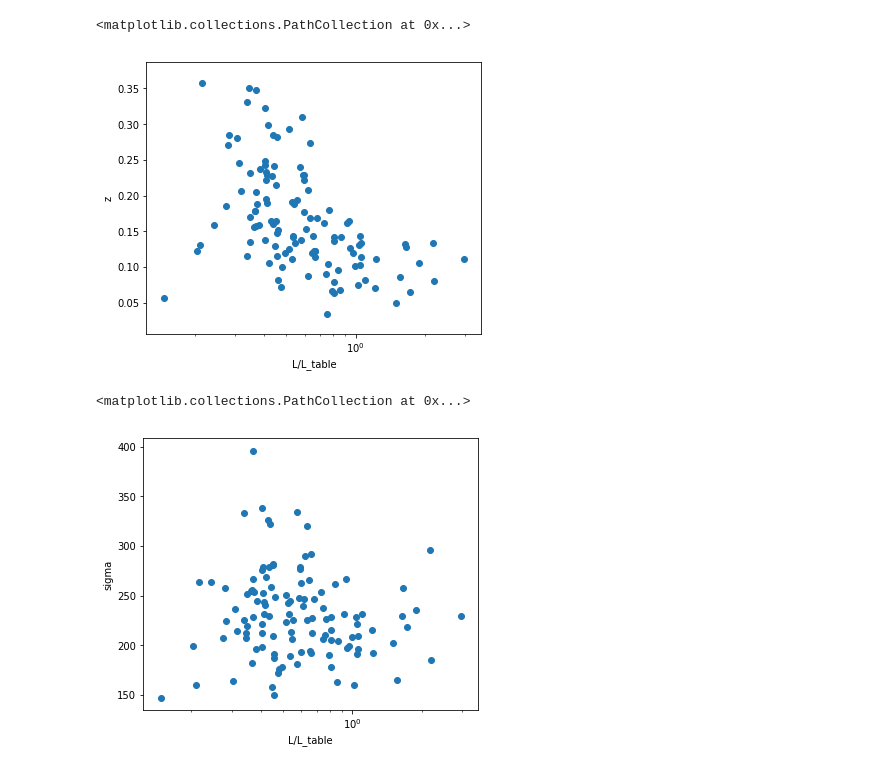
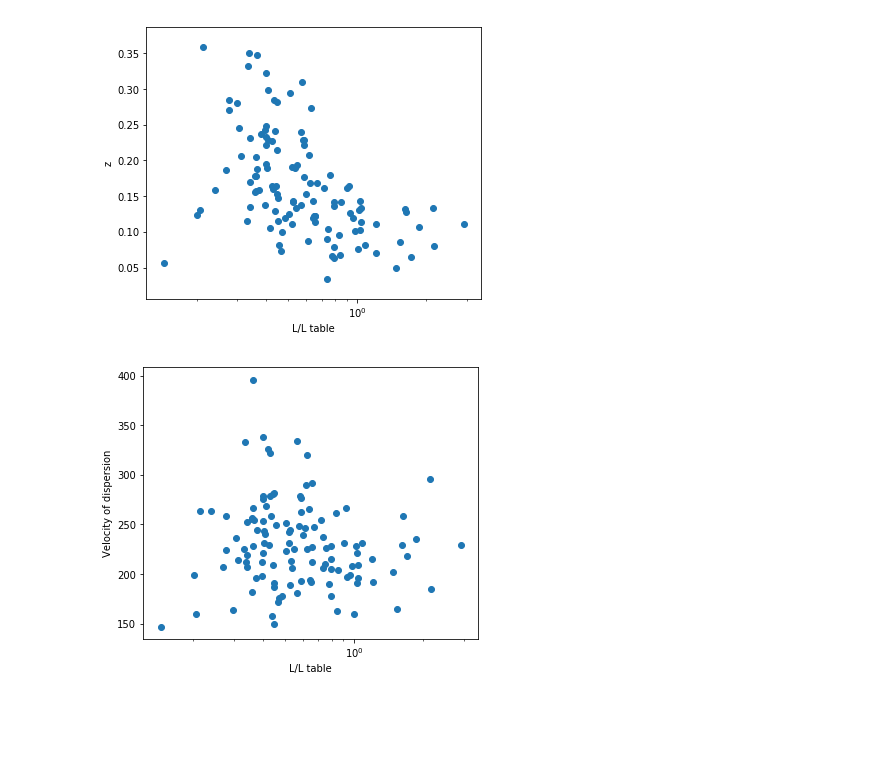
Before and after one commit to JimenaGonzalez/Simulations-Double-Source-Gravitational-Lensing, a Jupyter notebook: Fundamental Plane.ipynb, the cells around one changed output. Cells and saved outputs as stored; diff of their text form; code cells hidden in the pictures; blank space fills up the shorter version.

```diff
--- a/Fundamental Plane.ipynb
+++ b/Fundamental Plane.ipynb
@@ -97,17 +84,11 @@ data
 # %%
-new_data = []
-L_histogram  = []
-re_histogram = []
+new_data, L_histogram, re_histogram = [], [], []
 for index, row in data.iterrows():
-    z = float(row['zFG'])
-    sigma = row['sigma']
-    k = 0 #I have to calculate this k-correction
-    L_table  = row['L(V555)'] #Rest frame luminosity in V555 band
-    re_table = row['Re']
+    z, sigma = float(row['zFG']), row['sigma']
+    k = k_correction('g')(z)
+    L_table, re_table = row['L(V555)'], row['Re'] # Luminosity in V555 band
     if(sigma!='   ' and L_table!='   ' and re_table!='   '):
-        sigma = float(sigma)
-        L_table  = float(L_table)*10**9 # Total luminosity
-        re_table = float(re_table)
+        sigma, L_table, re_table = float(sigma), float(L_table)*10**9, float(re_table)
         L = luminosity_function(sigma)
         M = absolute_magnitude(L)
         m = apparent_magnitude(M, z, k)
@@ -117,5 +98,5 @@ for index, row in data.iterrows():
         re_histogram.append(re/re_table)
 new_data = pd.DataFrame(new_data, columns = ['z', 'Sigma (km/s)',
                         'L table (Lo)', 'L (Lo)', 'm (mag.s)',
-                        're Table (arcs)', 're (arcs)'])
+                        're table (arcs)', 're (arcs)'])
 # %%
@@ -174,17 +145,11 @@ plt.show()
 # %%
-z_plot = []
-sigma_plot = []
-L_plot  = []
+z_plot, sigma_plot, L_plot = [], [], []
 for index, row in data.iterrows():
-    z = float(row['zFG'])
-    sigma = row['sigma']
-    k = 0 #I have to calculate this k-correction
-    L_table  = row['L(V555)'] #Rest frame luminosity in V555 band
-    re_table = row['Re']
+    z, sigma = float(row['zFG']), row['sigma']
+    k = k_correction('g')(z)
+    L_table, re_table = row['L(V555)'], row['Re'] #Luminosity in V555 band
     if(sigma!='   ' and L_table!='   ' and re_table!='   '):
-        sigma = float(sigma)
-        L_table  = float(L_table)*10**9 # Total luminosity
-        re_table = float(re_table)
+        sigma, L_table, re_table = float(sigma), float(L_table)*10**9, float(re_table)
         L = luminosity_function(sigma)
         M = absolute_magnitude(L)
         m = apparent_magnitude(M, z, k)
@@ -194,19 +159,19 @@ for index, row in data.iterrows():
         L_plot.append(L/L_table)
 # %%
 plt.figure(figsize=(6,5))
-plt.xlabel("L/L_table")
+plt.xlabel("L/L table")
 plt.ylabel("z")
 plt.xscale('log')
 plt.scatter(L_plot,z_plot)
+plt.show()
 # %% [output]
-<matplotlib.collections.PathCollection at 0x...>
 [figure]
 # %%
 plt.figure(figsize=(6,5))
-plt.xlabel("L/L_table")
-plt.ylabel("sigma")
+plt.xlabel("L/L table")
+plt.ylabel("Velocity of dispersion")
 plt.xscale('log')
-plt.scatter(L_plot,sigma_plot)
+plt.scatter(L_plot, sigma_plot)
+plt.show()
 # %% [output]
-<matplotlib.collections.PathCollection at 0x...>
-[figure, old version]
+[figure, new version]
```
Also changed, not shown: parts of 11 cells of this notebook, 4 other files.
